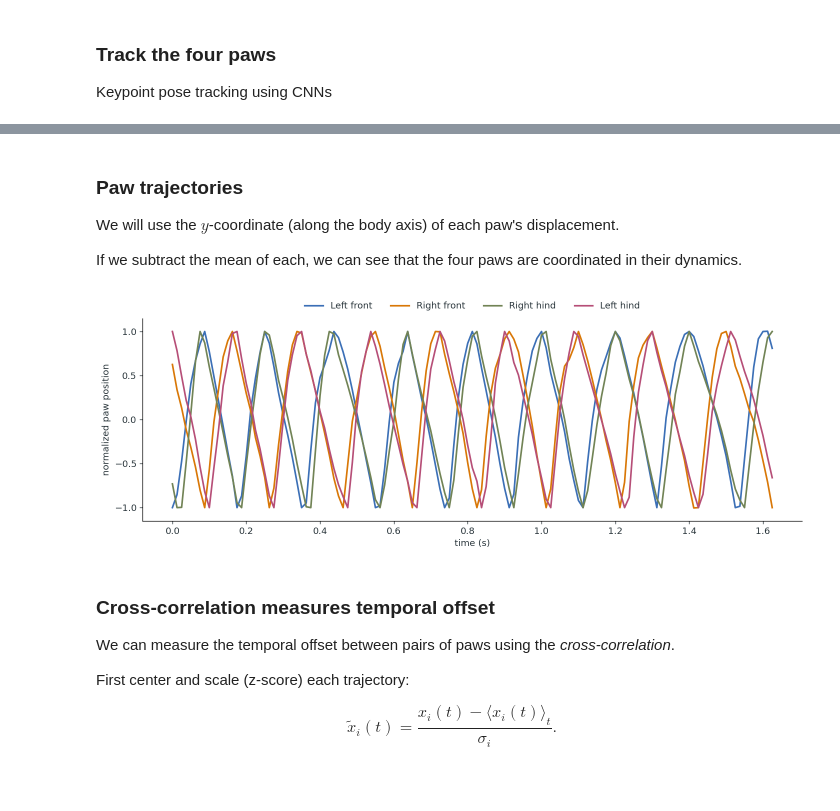
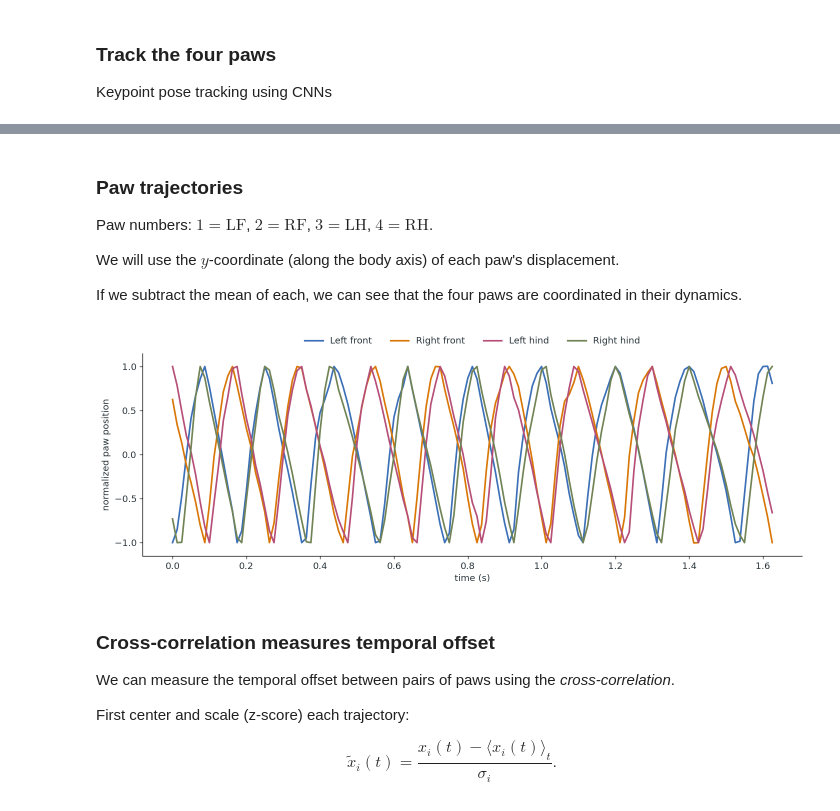
Before and after one commit to shaevitz/567-Crowd-Control, a Jupyter notebook: lectures/lecture-04-recordings-to-phase.ipynb, the cells around one changed output, grey strips where cells are left out. Cells and saved outputs as stored; diff of their text form; code cells hidden in the pictures.

```diff
--- a/lectures/lecture-04-recordings-to-phase.ipynb
+++ b/lectures/lecture-04-recordings-to-phase.ipynb
@@ -32,7 +32,7 @@ else:
 
 FIREFLY_DISPLAY_VIDEO = MEDIA / "firefly-synchrony.mp4"
 FIREFLY_ANALYSIS_VIDEO = MEDIA / "firefly-synchrony-analysis.mp4"
-LEAP_VIDEO = MEDIA / "leap-fly-pose-tracking.mp4"
+LEAP_VIDEO = MEDIA / "mouse_pose.mp4"
 MOUSE_VIDEO = MEDIA / "mouse-running.mp4"
 MOUSE_FPS = 80.0
 TAU = 2 * np.pi
@@ -45,7 +45,9 @@ OLIVE = "#718355"
 INK = "#263238"
 GREY = "#9AA0A6"
 LIGHT = "#E7EAED"
-LIMB_COLORS = {"LF": BLUE, "RF": ORANGE, "RH": OLIVE, "LH": PINK}
+PAW_ORDER = ["LF", "RF", "LH", "RH"]
+PAW_INDEX = {limb: index for index, limb in enumerate(PAW_ORDER)}
+LIMB_COLORS = {"LF": BLUE, "RF": ORANGE, "LH": PINK, "RH": OLIVE}
 
 plt.rcParams.update({
     "figure.dpi": 120,
@@ -276,7 +278,7 @@ def draw_phase_vectors(ax, phases, harmonic=1):
     transformed = harmonic * np.asarray(phases)
     circle = np.linspace(0, TAU, 400)
     ax.plot(np.cos(circle), np.sin(circle), color=LIGHT, lw=2)
-    for phase, color in zip(transformed, LIMB_COLORS.values()):
+    for phase, color in zip(transformed, [LIMB_COLORS[limb] for limb in PAW_ORDER]):
         ax.arrow(
             0, 0, np.cos(phase), np.sin(phase),
             width=0.012, head_width=0.09,
@@ -623,40 +736,42 @@ movie(LEAP_VIDEO, width=960)
 [interactive output not drawn]
 # %% [markdown]
 ### Paw trajectories
+
+Paw numbers: $1=\mathrm{LF}$, $2=\mathrm{RF}$, $3=\mathrm{LH}$, $4=\mathrm{RH}$.
 
 We will use the $y$-coordinate (along the body axis) of each paw's displacement.
 
 If we subtract the mean of each, we can see that the four paws are coordinated in their dynamics.
 # %%
 mouse = pd.read_csv(MOUSE_DATA / "mouse-bout-08.csv")
-limbs = ["LF", "RF", "RH", "LH"]
+limbs = PAW_ORDER.copy()
 paw_names = {
     "LF": "Left front",
     "RF": "Right front",
+    "LH": "Left hind",
     "RH": "Right hind",
-    "LH": "Left hind",
 }
 mouse_time = np.arange(len(mouse)) / MOUSE_FPS
 
 fig, ax = plt.subplots(figsize=(12, 4.5))
 for limb in limbs:
     ax.plot(
         mouse_time, mouse[limb],
         color=LIMB_COLORS[limb], lw=2, label=paw_names[limb],
     )
 ax.set(
     xlabel="time (s)",
     ylabel="normalized paw position",
     ylim=(-1.15, 1.15),
 )
 ax.legend(
     loc="lower center", bbox_to_anchor=(0.5, 1.02),
     ncol=4, frameon=False, borderaxespad=0,
 )
 fig.tight_layout()
 plt.show()
 # %% [output]
-[figure, old version]
+[figure, new version]
 # %% [markdown]
 ### Cross-correlation measures temporal offset
 
```
Also changed, not shown: parts of 53 cells of this notebook, 8 other files.
